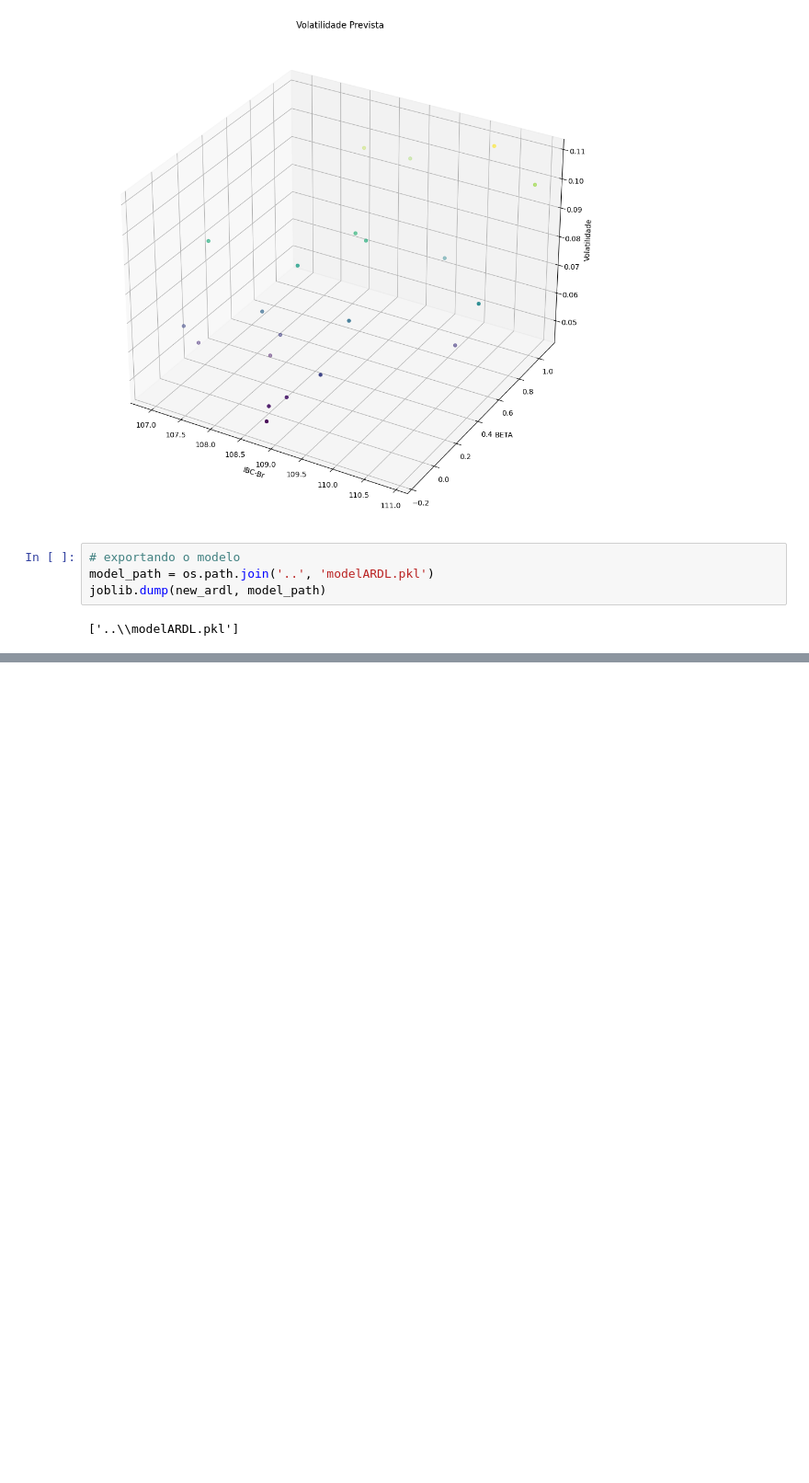
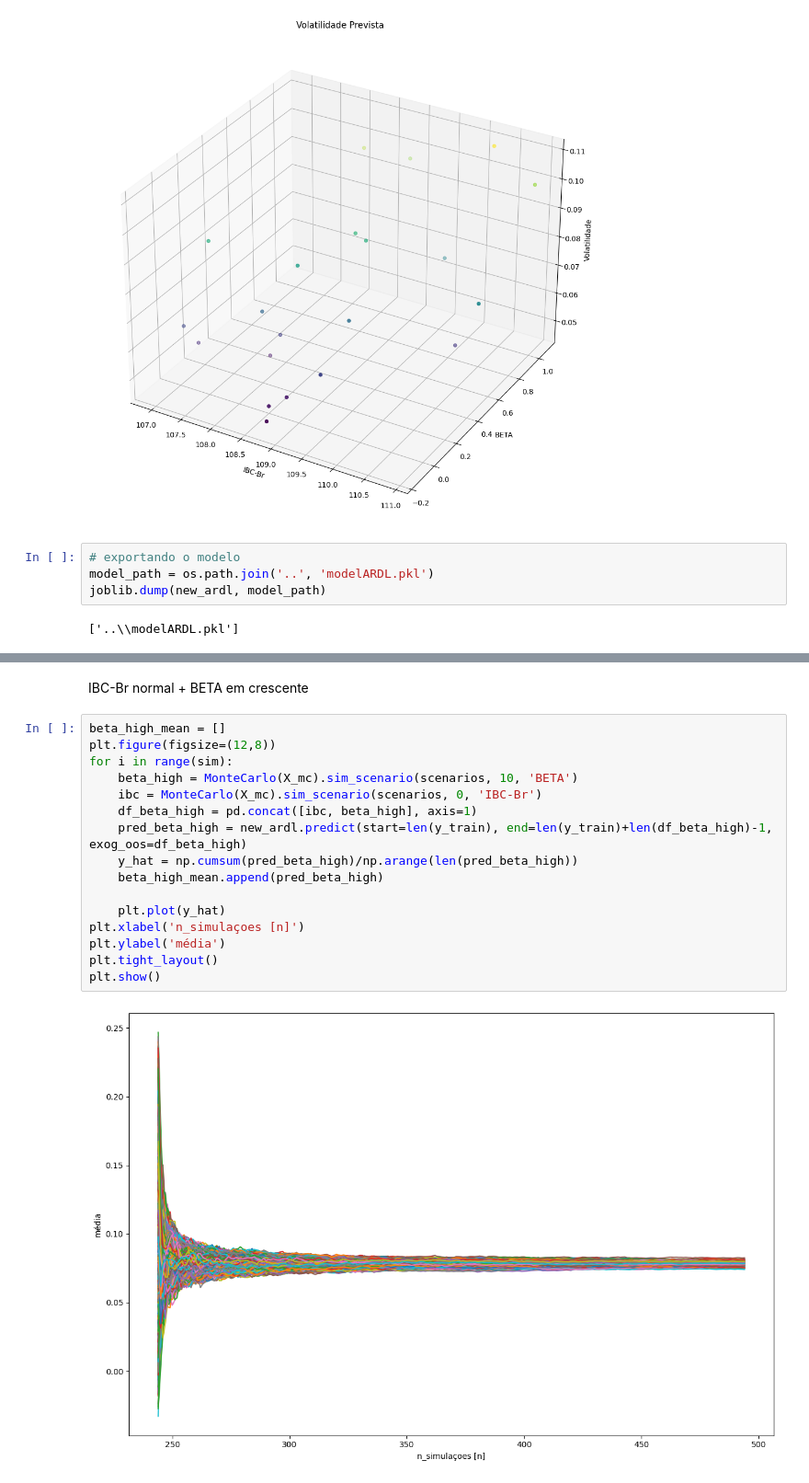
Before and after one commit to WesleySouza13/oil-price-shock-analysis, a Jupyter notebook: notebooks/02_modeling.ipynb, the cells around one changed output, grey strips where cells are left out. Shown at 92% size. Drawn from its saved outputs; the diff is of its cells as text; blank space fills up the shorter version.

```diff
--- a/notebooks/02_modeling.ipynb
+++ b/notebooks/02_modeling.ipynb
@@ -582,0 +803,20 @@ joblib.dump(new_ardl, model_path)
+# %% [markdown]
+IBC-Br normal + BETA em crescente
+# %%
+beta_high_mean = []
+plt.figure(figsize=(12,8))
+for i in range(sim):
+    beta_high = MonteCarlo(X_mc).sim_scenario(scenarios, 10, 'BETA')
+    ibc = MonteCarlo(X_mc).sim_scenario(scenarios, 0, 'IBC-Br')
+    df_beta_high = pd.concat([ibc, beta_high], axis=1)
+    pred_beta_high = new_ardl.predict(start=len(y_train), end=len(y_train)+len(df_beta_high)-1, exog_oos=df_beta_high)
+    y_hat = np.cumsum(pred_beta_high)/np.arange(len(pred_beta_high))
+    beta_high_mean.append(pred_beta_high)
+
+    plt.plot(y_hat)
+plt.xlabel('n_simulaçoes [n]')
+plt.ylabel('média')
+plt.tight_layout()
+plt.show()
+# %% [output]
+[figure, added]
```
Also changed, not shown: parts of 22 cells of this notebook, 4 other files.
